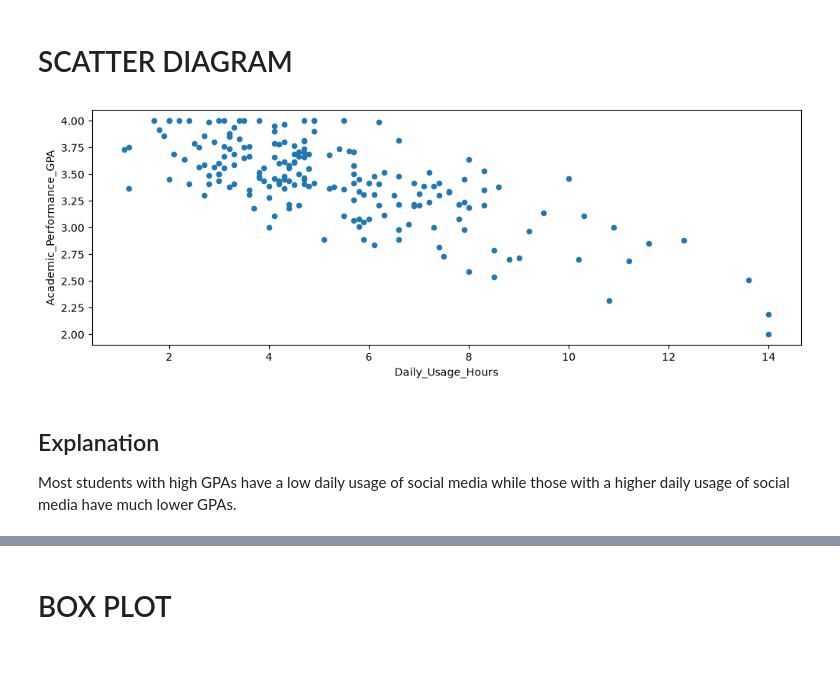
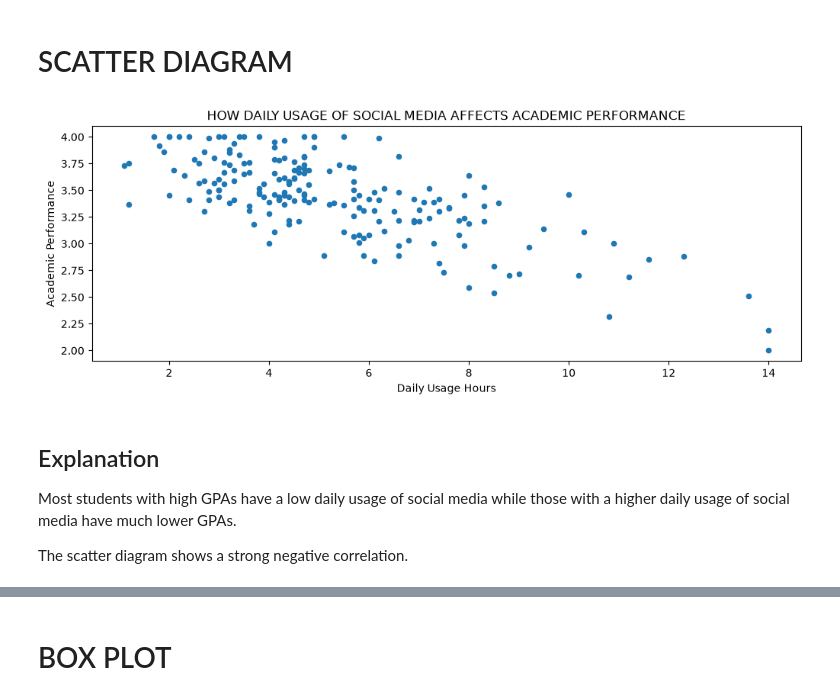
Before and after one commit to JacksonKamugisha/social-media-impact-on-pple, a Jupyter notebook: social.ipynb, the cells around one changed output, grey strips where cells are left out. Saved outputs shown, nothing was run; the diff lists cells and outputs as text; code cells hidden in the pictures; blank space fills up the shorter version.

```diff
--- a/social.ipynb
+++ b/social.ipynb
@@ -72,10 +76,18 @@ plt.show()
 # SCATTER DIAGRAM
 # %%
 data_df.plot.scatter(x = "Daily_Usage_Hours", y = "Academic_Performance_GPA", figsize = (12, 4))
+
+plt.xlabel("Daily Usage Hours")
+plt.ylabel("Academic Performance")
+plt.title("HOW DAILY USAGE OF SOCIAL MEDIA AFFECTS ACADEMIC PERFORMANCE")
+
 plt.show()
 # %% [output]
-[figure, old version]
+[figure, new version]
 # %% [markdown]
 ## Explanation
 
 Most students with high GPAs have a low daily usage of social media while those with a higher daily usage of social media have much lower GPAs.
+
+
+The scatter diagram shows a strong negative correlation.
```
Also changed, not shown: parts of 18 cells of this notebook, 2 other files.
